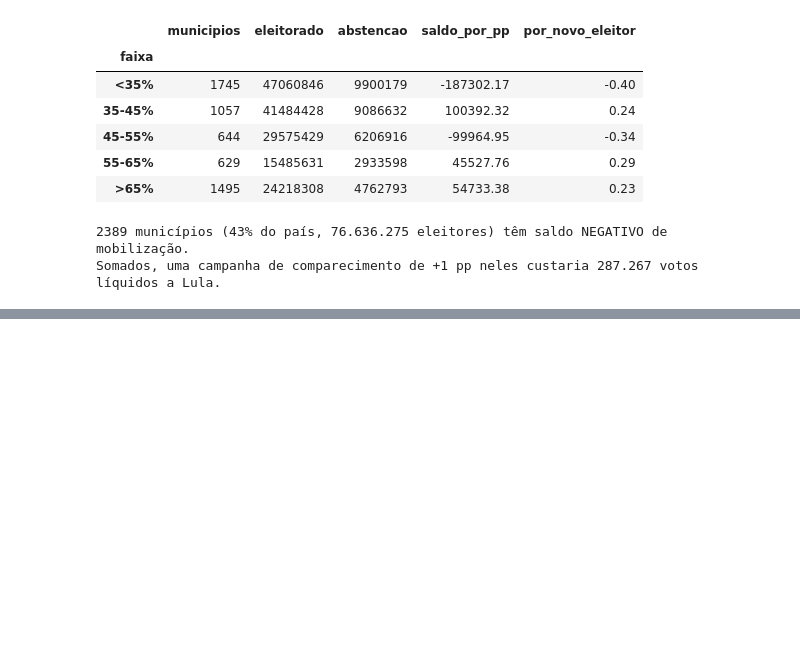
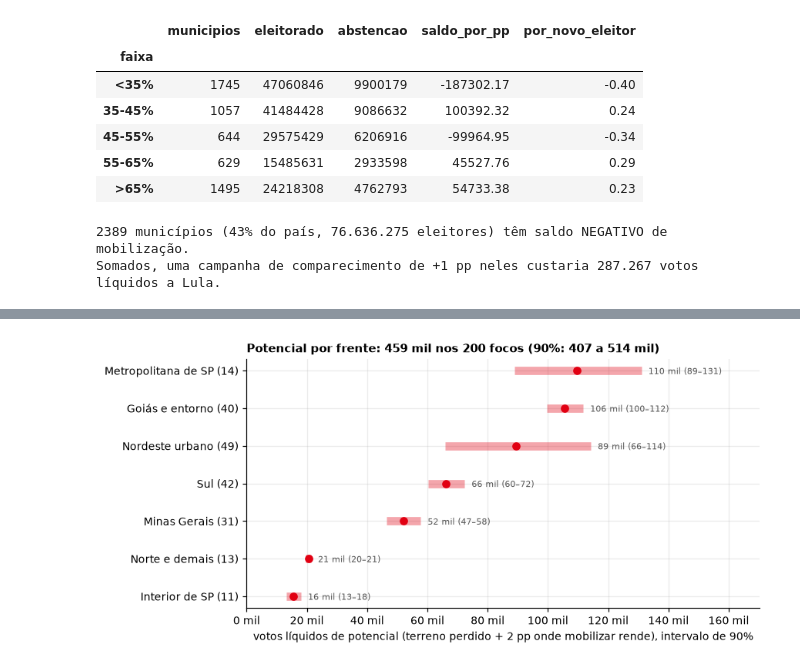
Before and after one commit to rafadaguia/Analise---Segundo-Turno-2026-, a Jupyter notebook: analise_2turno.ipynb, the cells around one changed output, grey strips where cells are left out. Cells and saved outputs as stored; diff of their text form; code cells hidden in the pictures; blank space fills up the shorter version.

```diff
--- a/analise_2turno.ipynb
+++ b/analise_2turno.ipynb
@@ -723,0 +898,28 @@ Somados, uma campanha de comparecimento de +1 pp neles custaria 287.267 votos l
+# %%
+cf = pd.read_csv("painel/cenarios_frentes.csv")
+pot = cf[(cf["medida"] == "potencial (terreno + 2 pp)") & (cf["frente"] != "TODOS OS FOCOS")].sort_values("mediana")
+tot = cf[(cf["medida"] == "potencial (terreno + 2 pp)") & (cf["frente"] == "TODOS OS FOCOS")].iloc[0]
+
+fig, ax = plt.subplots(figsize=(8, 3.8))
+y = np.arange(len(pot))
+ax.hlines(y, pot["p05"], pot["p95"], color=VERMELHO, lw=7, alpha=.35)
+ax.plot(pot["mediana"], y, "o", color=VERMELHO, ms=6)
+for yi, (_, l) in zip(y, pot.iterrows()):
+    ax.annotate(f"{l['mediana']/1000:.0f} mil ({l['p05']/1000:.0f}–{l['p95']/1000:.0f})",
+                xy=(l["p95"], yi), xytext=(6, -3), textcoords="offset points", fontsize=7.5, color="#555")
+ax.set_yticks(y); ax.set_yticklabels([f"{f} ({m})" for f, m in zip(pot["frente"], pot["municipios"])])
+ax.xaxis.set_major_formatter(mticker.FuncFormatter(lambda v, p: f"{v/1000:.0f} mil"))
+ax.set_xlabel("votos líquidos de potencial (terreno perdido + 2 pp onde mobilizar rende), intervalo de 90%")
+ax.set_xlim(0, pot["p95"].max()*1.3)
+ax.set_title(f"Potencial por frente: {tot['mediana']/1000:.0f} mil nos 200 focos "
+             f"(90%: {tot['p05']/1000:.0f} a {tot['p95']/1000:.0f} mil)", loc="left", fontsize=10, weight="bold")
+fig.tight_layout(); plt.show()
+
+med = ["mobilização +2 pp", "terceira via, base", "terceira via, direita",
+       "margem projetada, base", "margem projetada, direita"]
+t = cf[cf["medida"].isin(med)].copy()
+t["valor"] = [f"{m/1000:+,.0f} mil ({a/1000:+,.0f} a {b/1000:+,.0f})".replace(",", ".")
+              for m, a, b in zip(t["mediana"], t["p05"], t["p95"])]
+display(t.pivot(index="frente", columns="medida", values="valor")[med])
+# %% [output]
+[figure, added]
```
Also changed, not shown: parts of 22 cells of this notebook, 23 other files.
